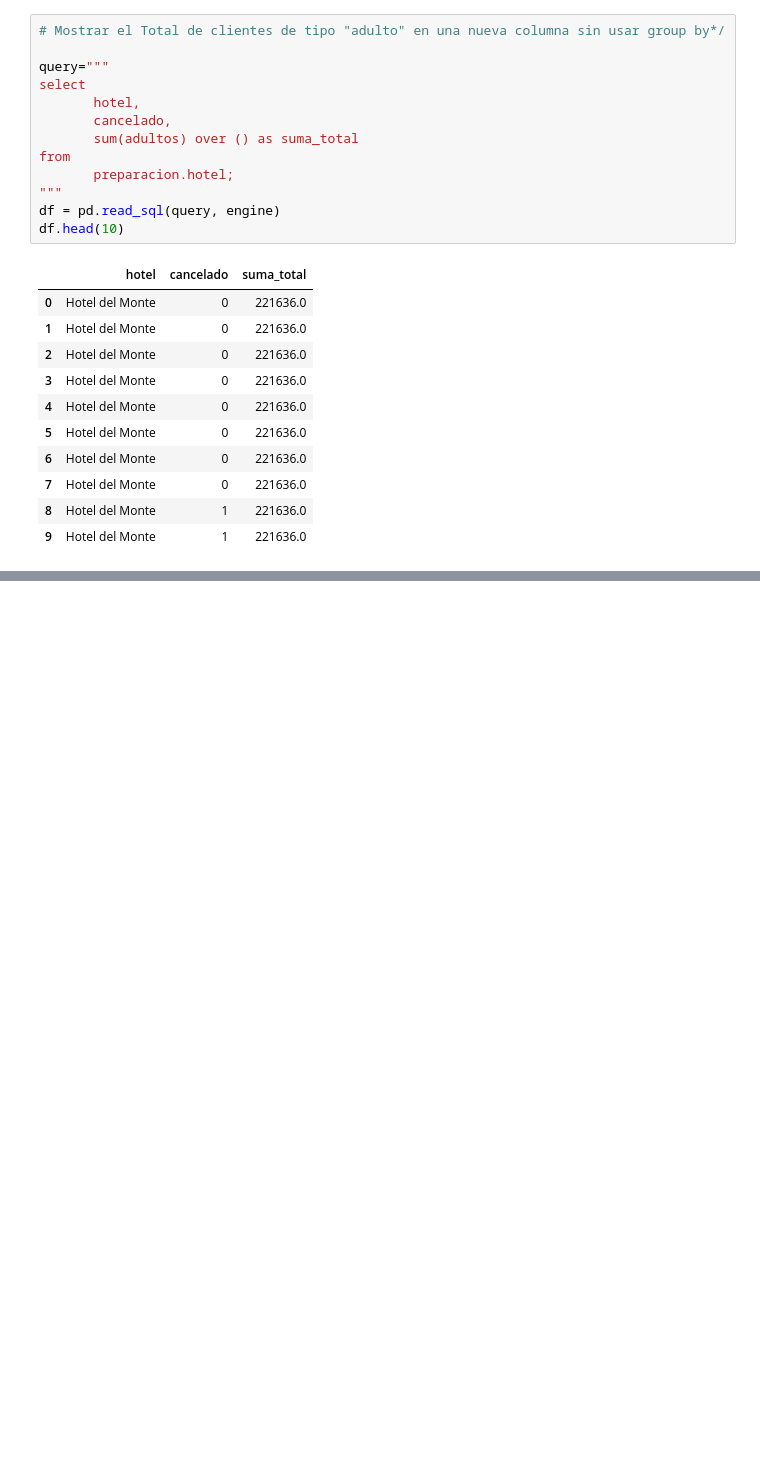
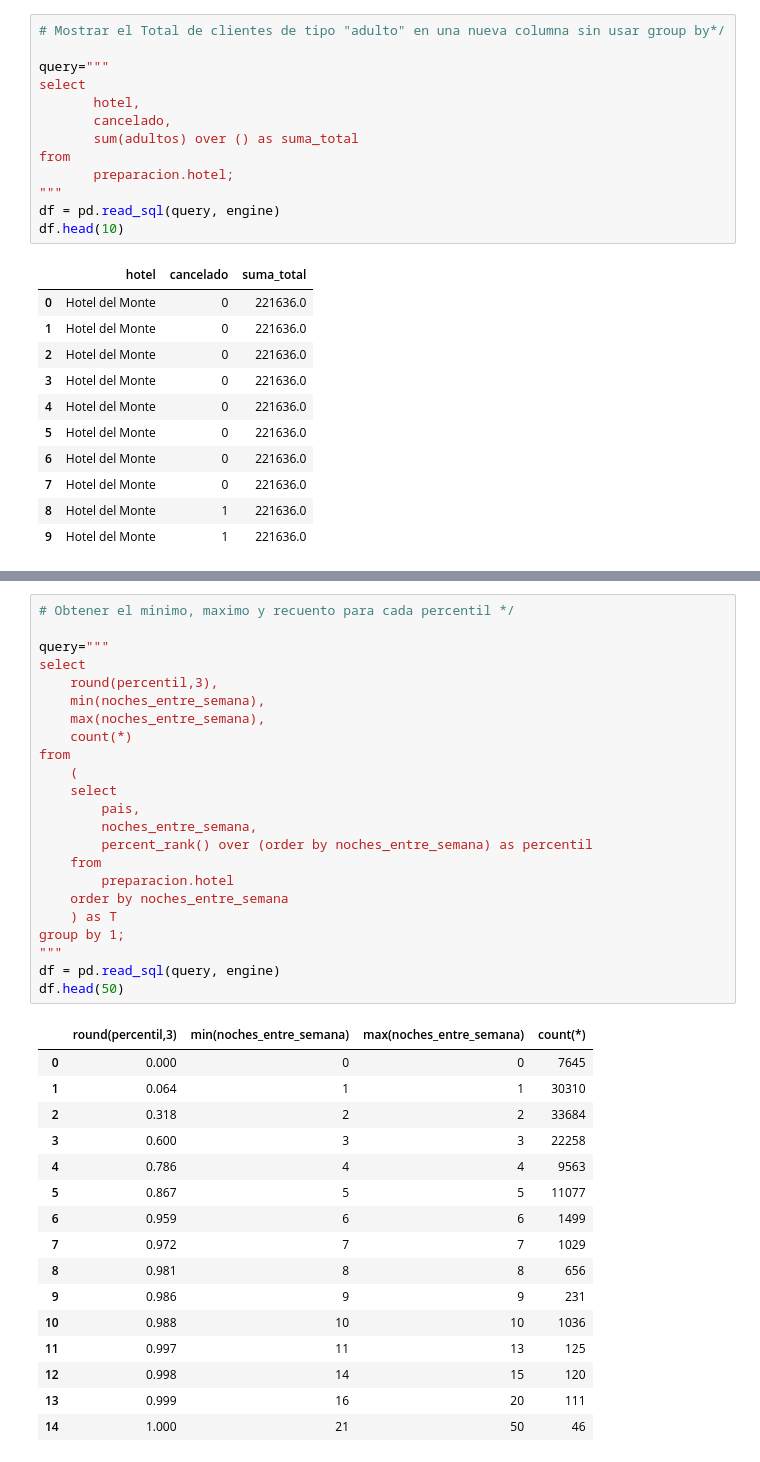
Before and after one commit to user14721068/SQL-para-Analisis-de-Datos, a Jupyter notebook: 2.-Preparación de datos.ipynb, the cells around one changed output, grey strips where cells are left out. Cells and saved outputs as stored; diff of their text form; blank space fills up the shorter version.

```diff
--- a/2.-Preparación de datos.ipynb
+++ b/2.-Preparación de datos.ipynb
@@ -476,0 +710,40 @@ df.head(10)
+# %%
+# Obtener el minimo, maximo y recuento para cada percentil */
+
+query="""
+select
+    round(percentil,3),
+    min(noches_entre_semana),
+    max(noches_entre_semana),
+    count(*)
+from
+    (
+    select
+        pais,
+        noches_entre_semana,
+        percent_rank() over (order by noches_entre_semana) as percentil
+    from
+        preparacion.hotel
+    order by noches_entre_semana
+    ) as T
+group by 1;
+"""
+df = pd.read_sql(query, engine)
+df.head(50)
+# %% [output]
+|  | round(percentil,3) | min(noches_entre_semana) | max(noches_entre_semana) | count(*) |
+| 0 | 0.000 | 0 | 0 | 7645 |
+| 1 | 0.064 | 1 | 1 | 30310 |
+| 2 | 0.318 | 2 | 2 | 33684 |
+| 3 | 0.600 | 3 | 3 | 22258 |
+| 4 | 0.786 | 4 | 4 | 9563 |
+| 5 | 0.867 | 5 | 5 | 11077 |
+| 6 | 0.959 | 6 | 6 | 1499 |
+| 7 | 0.972 | 7 | 7 | 1029 |
+| 8 | 0.981 | 8 | 8 | 656 |
+| 9 | 0.986 | 9 | 9 | 231 |
+| 10 | 0.988 | 10 | 10 | 1036 |
+| 11 | 0.997 | 11 | 13 | 125 |
+| 12 | 0.998 | 14 | 15 | 120 |
+| 13 | 0.999 | 16 | 20 | 111 |
+| 14 | 1.000 | 21 | 50 | 46 |
```
Also changed, not shown: parts of 13 cells of this notebook.
